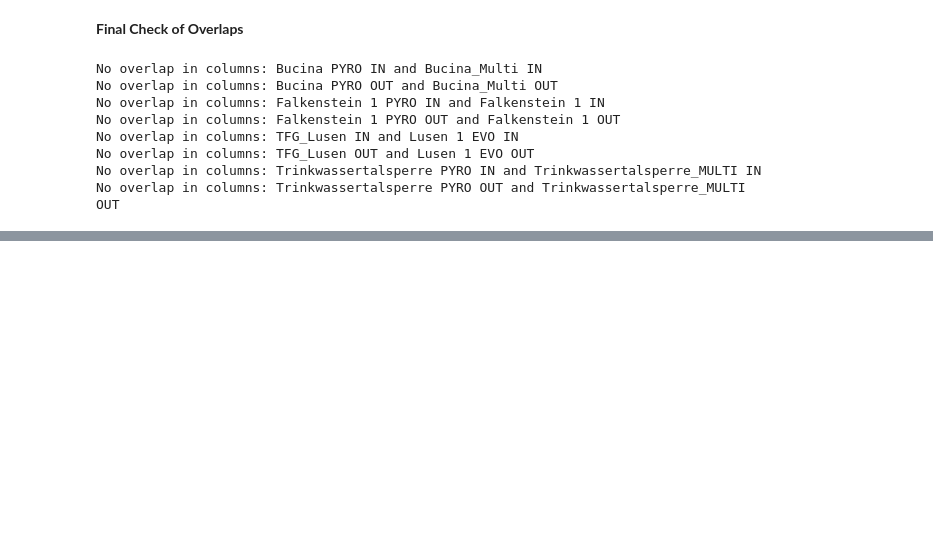
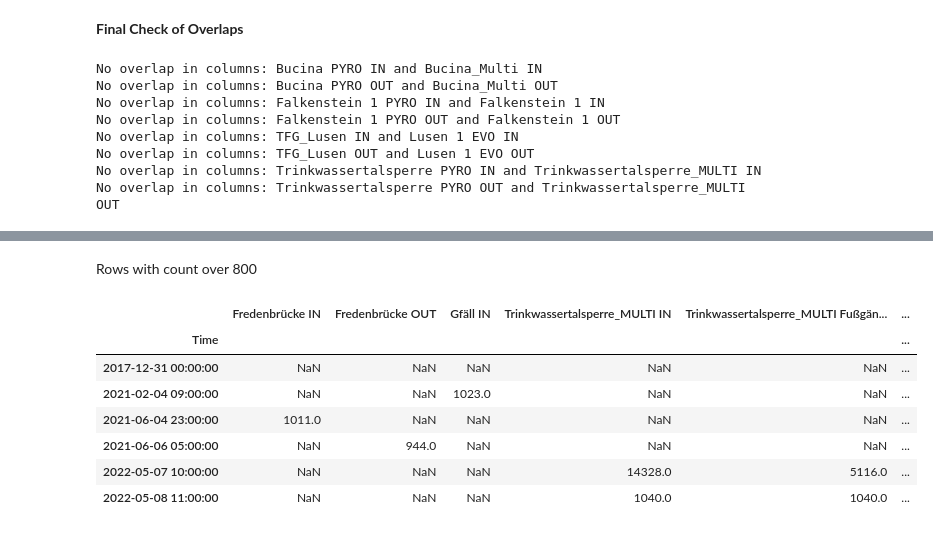
Before and after one commit to m-mango/bavarian-forest-visitor-monitoring-dssgx-24, a Jupyter notebook: cleaning-manual-visitor-count-data.ipynb, the cells around one changed output, grey strips where cells are left out. Cells and saved outputs as stored; diff of their text form; code cells hidden in the pictures; blank space fills up the shorter version.

```diff
--- a/cleaning-manual-visitor-count-data.ipynb
+++ b/cleaning-manual-visitor-count-data.ipynb
@@ -417,0 +458,17 @@ To test models with a simplified but coherent df, this should be done:
+# %% [markdown]
+Rows with count over 800
+# %%
+# Identify columns where any value exceeds 1000
+high_value_columns = df.columns[(df > 800).any()]
+
+df_high_value_columns = df[high_value_columns]
+df_high_value_columns[df_high_value_columns > 800].dropna(how='all')
+# %% [output]
+|  | Fredenbrücke IN | Fredenbrücke OUT | Gfäll IN | Trinkwassertalsperre_MULTI IN | Trinkwassertalsperre_MULTI Fußgän... | ... |
+| Time |  |  |  |  |  | ... |
+| 2017-12-31 00:00:00 | NaN | NaN | NaN | NaN | NaN | ... |
+| 2021-02-04 09:00:00 | NaN | NaN | 1023.0 | NaN | NaN | ... |
+| 2021-06-04 23:00:00 | 1011.0 | NaN | NaN | NaN | NaN | ... |
+| 2021-06-06 05:00:00 | NaN | 944.0 | NaN | NaN | NaN | ... |
+| 2022-05-07 10:00:00 | NaN | NaN | NaN | 14328.0 | 5116.0 | ... |
+| 2022-05-08 11:00:00 | NaN | NaN | NaN | 1040.0 | 1040.0 | ... |
```
Also changed, not shown: parts of 23 cells of this notebook.
